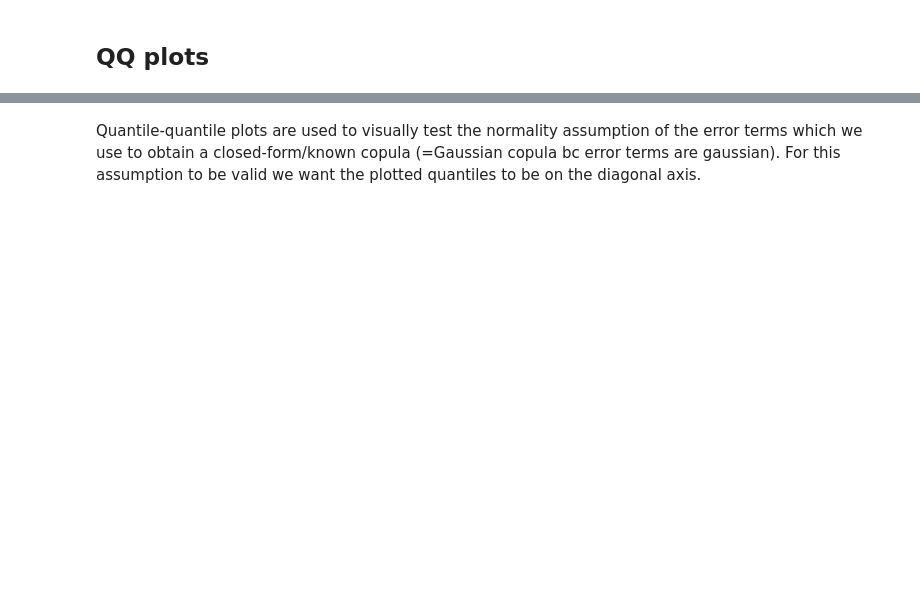
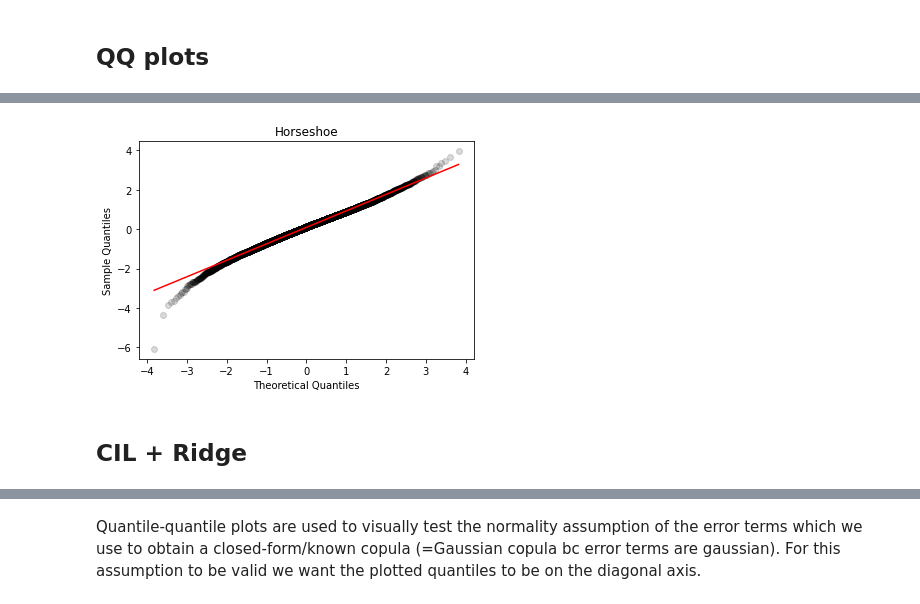
Before and after one commit to clarahoffmann/commaai, a Jupyter notebook: 05_predictions/01_qq_plots.ipynb, the cells around one changed output, grey strips where cells are left out. Cells and saved outputs as stored; diff of their text form; code cells hidden in the pictures; blank space fills up the shorter version.

```diff
--- a/05_predictions/01_qq_plots.ipynb
+++ b/05_predictions/01_qq_plots.ipynb
@@ -8,0 +40,20 @@ import matplotlib.pyplot as plt
+# %%
+va_horse_dir = '../../data/commaai/va/filtered_gaussian_resampled/Horseshoe/'
+mu_t_va = np.load(va_horse_dir + 'mu_ts2_new_dev.npy').reshape(-1, 21)
+beta_horse = np.mean(mu_t_va[10000:,0:10], axis = 0)
+# %%
+z_pred = (B_zeta.dot(beta_horse)).reshape(10472,)
+residuals = true_z - z_pred
+stats.probplot(residuals, plot=plt)
+ax = pylab.gca()
+line0 = ax.get_lines()[0]
+line0.set_alpha(0.15)
+line0.set_color('black')
+plt.xlabel('Theoretical Quantiles')
+plt.ylabel('Sample Quantiles')
+plt.title('Horseshoe')
+plt.savefig('qq_plot_cpl_horse.png')
+# %% [output]
+[figure, added]
+# %% [markdown]
+## CIL + Ridge
```
Also changed, not shown: parts of 11 cells of this notebook, 28 other files.
